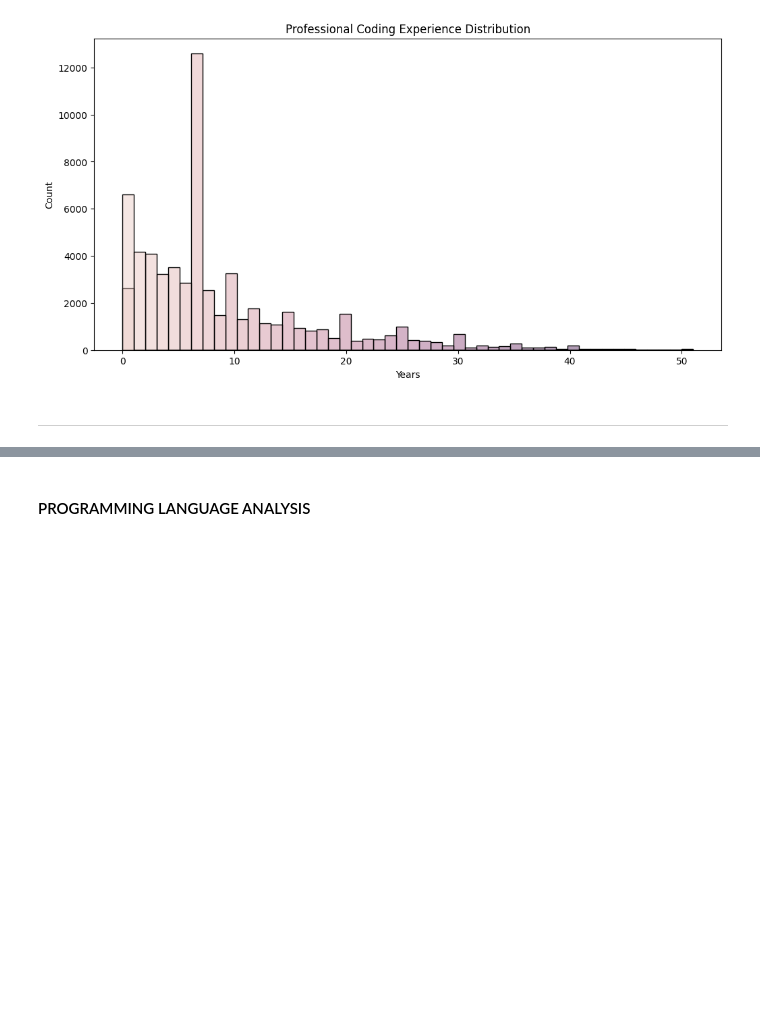
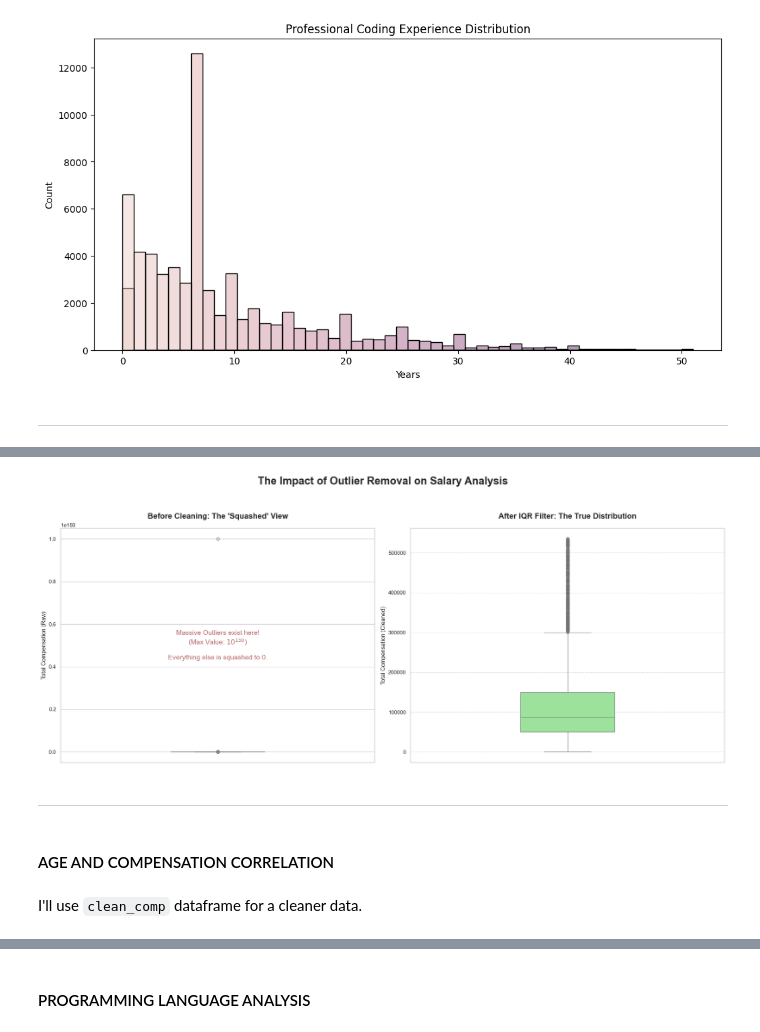
Before and after one commit to azharfachrezi/data-science-lab, a Jupyter notebook: Capstone Project/Module 3/Survey_Data (Data_Distribution).ipynb, the cells around one changed output, grey strips where cells are left out. Saved outputs shown, nothing was run; the diff lists cells and outputs as text; code cells hidden in the pictures; blank space fills up the shorter version.

Commit message:
Adding a couple more analysis

```diff
--- a/Capstone Project/Module 3/Survey_Data (Data_Distribution).ipynb
+++ b/Capstone Project/Module 3/Survey_Data (Data_Distribution).ipynb
@@ -205,0 +286,15 @@ plt.show()
+# %%
+# Create seperate dataframe to analyze compensation
+comp_df = df.dropna(subset=['CompTotal']).copy()
+print(f"Compensation dataframe shape: {comp_df.shape}")
+
+# ---HANDLE OUTLIERS: IQR---
+q1 = comp_df['CompTotal'].quantile(0.25)
+q3 = comp_df['CompTotal'].quantile(0.75)
+iqr = q3 - q1
+
+clean_comp = comp_df[(comp_df['CompTotal'] >= q1 - 1.5 * iqr) &
+                     (comp_df['CompTotal'] <= q3 + 1.5 * iqr)].copy()
+
+print(f"Compensation dataframe without outliers: {clean_comp.shape}")
+clean_comp['CompTotal'].describe()
@@ -205,0 +313,42 @@ plt.show()
+# %%
+# Comparing 'Compensation' distribution before and after IQR
+
+# Set the visual them
+sns.set_theme(style='whitegrid', palette='pastel')
+
+# Create the figure
+fig, axes = plt.subplots(1, 2, figsize=(20, 8))
+
+# PLOT 1: Box Plot before IQR
+sns.boxplot(y=comp_df['CompTotal'], ax=axes[0], color='salmon', width=0.3)
+axes[0].set_title(f"Before Cleaning: The 'Squashed' View", fontsize=16, fontweight='bold', pad=20)
+axes[0].set_ylabel("Total Compensation (Raw)", fontsize=12)
+
+# Text annotation
+axes[0].text(0.5, 0.5, "Massive Outliers exist here!\n(Max Value: $10^{150}$)\n\nEverything else is squashed to 0.",
+             horizontalalignment='center', verticalalignment='center',
+             transform=axes[0].transAxes, fontsize=14, color='darkred', alpha=0.6)
+
+
+# PLOT 2: Box Plot after IQR
+sns.boxplot(y=clean_comp['CompTotal'], ax=axes[1], color='lightgreen', width=0.3)
+
+axes[1].set_title(f"After IQR Filter: The True Distribution", fontsize=16, fontweight='bold', pad=20)
+axes[1].set_ylabel("Total Compensation (Cleaned)", fontsize=12)
+
+axes[1].yaxis.grid(True, linestyle='--', alpha=0.7)
+
+# Suptitle
+plt.suptitle('The Impact of Outlier Removal on Salary Analysis', fontsize=22, y=1.05, fontweight='bold')
+#sns.despine(left=True) # Remove the left spine for a cleaner look
+plt.tight_layout()
+
+plt.show()
+# %% [output]
+[figure, added]
+# %% [markdown]
+---
+# %% [markdown]
+#### AGE AND COMPENSATION CORRELATION
+# %% [markdown]
+I'll use `clean_comp` dataframe for a cleaner data.
```
Also changed, not shown: parts of 14 cells of this notebook.
